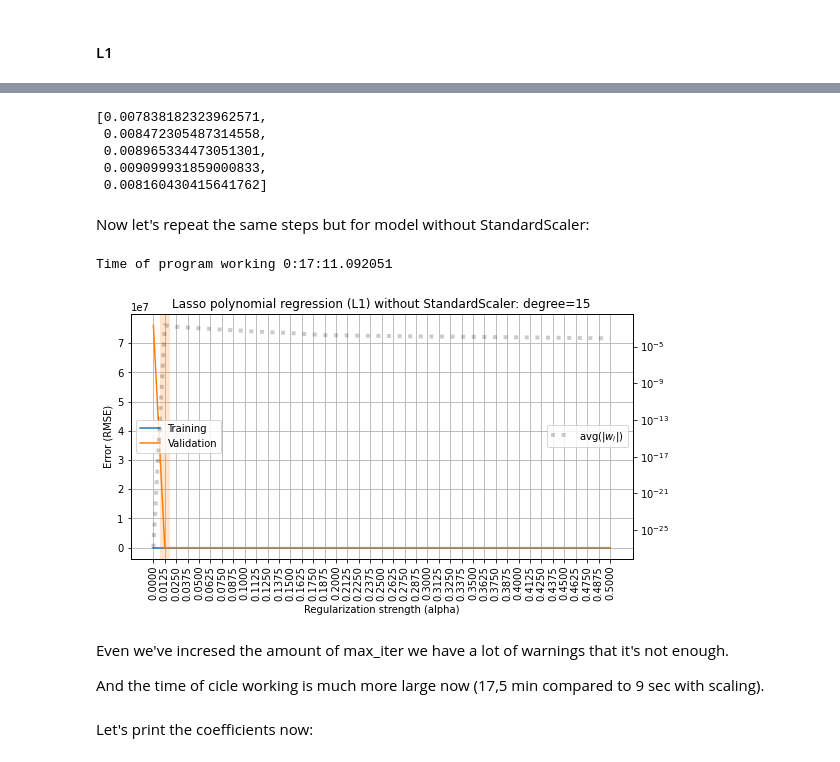
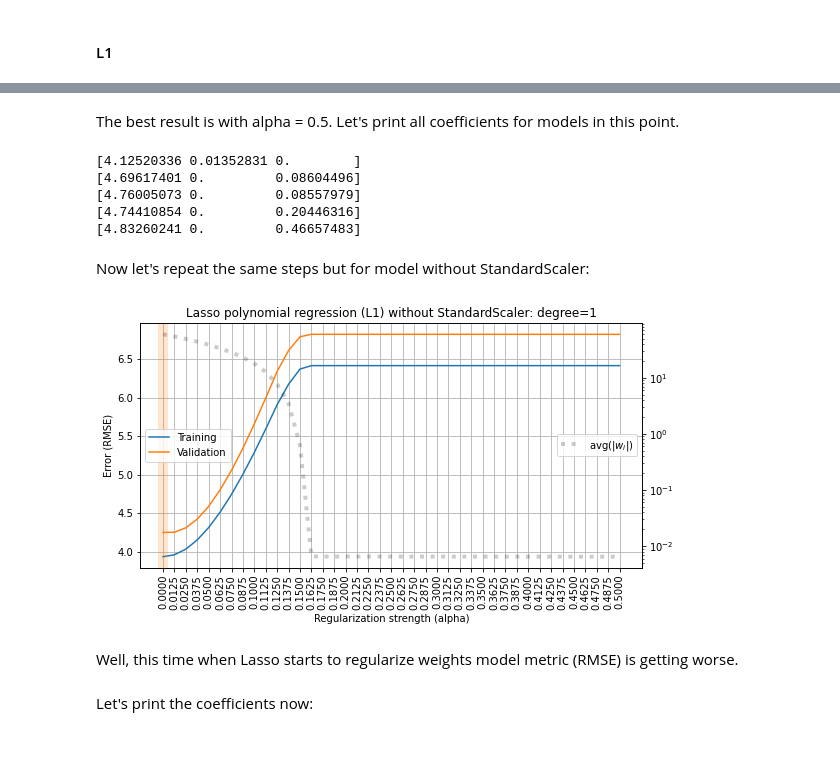
Before and after one commit to TekaLishoo/ML_homeworks_2, a Jupyter notebook: overfitting_regularization.ipynb, the cells around one changed output, grey strips where cells are left out. Saved outputs shown, nothing was run; the diff lists cells and outputs as text; code cells hidden in the pictures.

```diff
--- a/overfitting_regularization.ipynb
+++ b/overfitting_regularization.ipynb
@@ -810,0 +804,25 @@ Let's print coefficients for models where alpha is the best (0.4875).
+# %%
+ALPHAS_2 = np.linspace(0., 1.0, 1 + 50)
+# %%
+rmse_train, rmse_valid, avg_coef = [], [], []
+
+for alpha in ALPHAS_2:
+    results = cross_validate(make_model(degree=1, penalty='L1', alpha=alpha),
+                             X_hw, y_hw, cv=5,
+                             return_train_score=True, return_estimator=True,
+                             scoring='neg_root_mean_squared_error')
+    rmse_train.append(-np.mean(results['train_score']))
+    rmse_valid.append(-np.mean(results['test_score']))
+    avg_coef.append(
+        # average over CV folds
+        np.mean([
+            # mean absolute value of weights
+            np.mean(np.abs(model['reg'].coef_))
+            for model in results['estimator']
+        ]))
+
+
+plot_fitting_graph(ALPHAS_2, rmse_train, rmse_valid,
+                   xlabel='Regularization strength (alpha)', ylabel='Error (RMSE)',
+                   custom_metric=avg_coef, custom_label='avg(|$w_i$|)',
+                   title='Lasso polynomial regression (L1): degree=1')
@@ -811,51 +831,49 @@ Let's print coefficients for models where alpha is the best (0.4875).
+# %% [markdown]
+The best result is with alpha = 0.5. Let's print all coefficients for models in this point.
 # %%
-results = cross_validate(make_model(degree=15, penalty='L1', \
-                                                   alpha=0.4875),
+results = cross_validate(make_model(degree=1, penalty='L1', \
+                                                   alpha=0.5),
                              X_hw, y_hw, cv=5,
                              return_train_score=True, return_estimator=True,
                              scoring='neg_root_mean_squared_error')
-coeff_scaler = []
+
 for model in results['estimator']:
-    coeff_scaler.append(np.mean(np.abs(model['reg'].coef_)))
-coeff_scaler
+    print(np.abs(model['reg'].coef_))
 # %% [output]
-[0.007838182323962571,
- 0.008472305487314558,
- 0.008965334473051301,
- 0.009099931859000833,
- 0.008160430415641762]
+[4.12520336 0.01352831 0.        ]
+[4.69617401 0.         0.08604496]
+[4.76005073 0.         0.08557979]
+[4.74410854 0.         0.20446316]
+[4.83260241 0.         0.46657483]
 # %% [markdown]
 Now let's repeat the same steps but for model without StandardScaler:
 # %%
 rmse_train, rmse_valid, avg_coef = [], [], []
-start_time = datetime.now()
+
 for alpha in ALPHAS:
-    results = cross_validate(make_model_without_scaler(degree=15, penalty='L1', alpha=alpha),
+    results = cross_validate(make_model_without_scaler(degree=1, penalty='L1', alpha=alpha),
                              X_hw, y_hw, cv=5,
                              return_train_score=True, return_estimator=True,
                              scoring='neg_root_mean_squared_error')
     rmse_train.append(-np.mean(results['train_score']))
     rmse_valid.append(-np.mean(results['test_score']))
     avg_coef.append(
         # average over CV folds
         np.mean([
             # mean absolute value of weights
             np.mean(np.abs(model['reg'].coef_))
             for model in results['estimator']
         ]))
 
-print(f'Time of program working {datetime.now() - start_time}')
+
 plot_fitting_graph(ALPHAS, rmse_train, rmse_valid,
                    xlabel='Regularization strength (alpha)', ylabel='Error (RMSE)',
                    custom_metric=avg_coef, custom_label='avg(|$w_i$|)',
-                   title='Lasso polynomial regression (L1) without StandardScaler: degree=15')
+                   title='Lasso polynomial regression (L1) without StandardScaler: degree=1')
 # %% [output]
-Time of program working 0:17:11.092051
-[figure, old version]
+[figure, new version]
-# %% [markdown]
-Even we've incresed the amount of max_iter we have a lot of warnings that it's not enough.
-
-And the time of cicle working is much more large now (17,5 min compared to 9 sec with scaling).
+# %% [markdown]
+Well, this time when Lasso starts to regularize weights model metric (RMSE) is getting worse.
 # %% [markdown]
 Let's print the coefficients now:
 # %%
```
Also changed, not shown: parts of 29 cells of this notebook.
